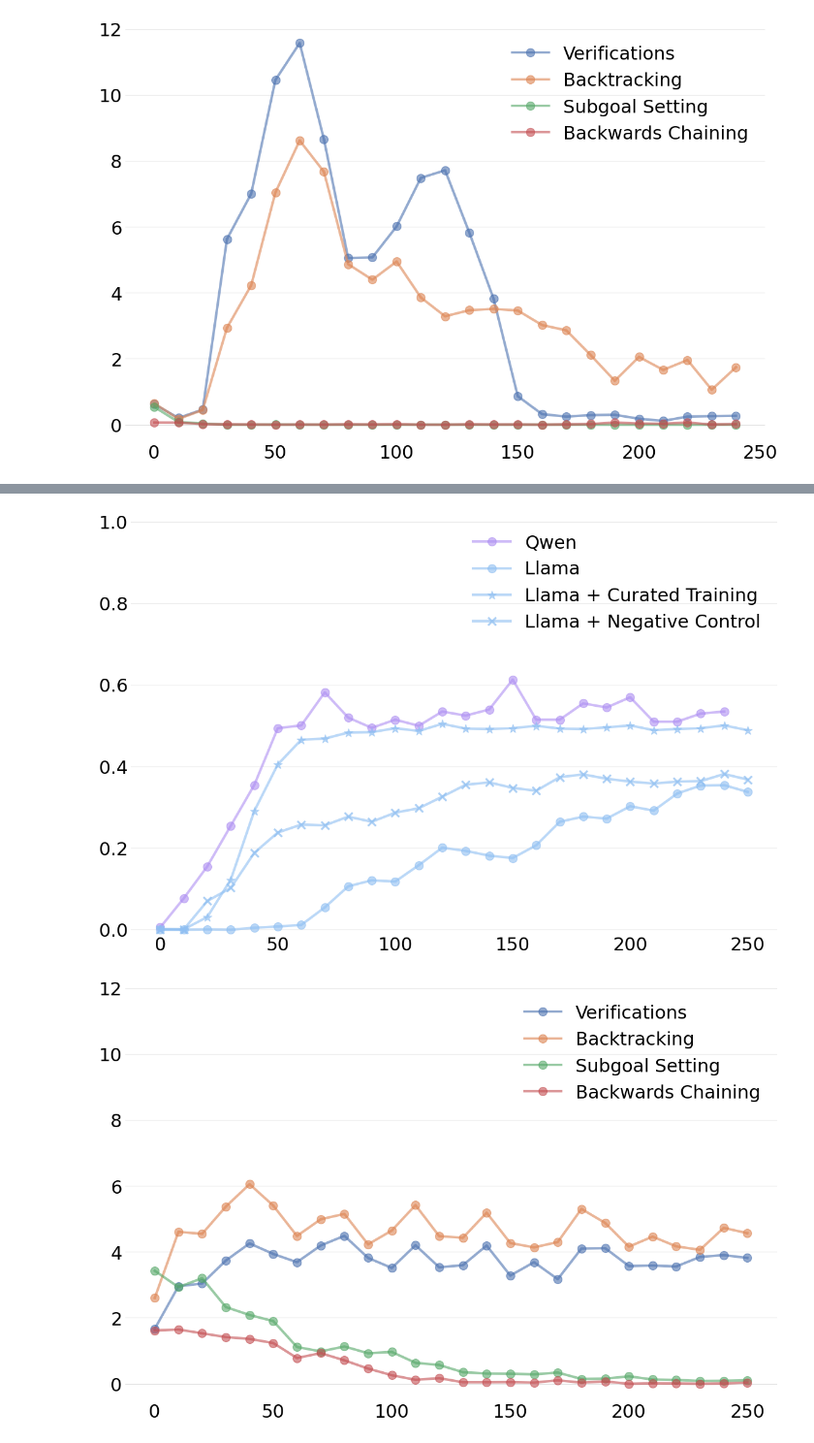
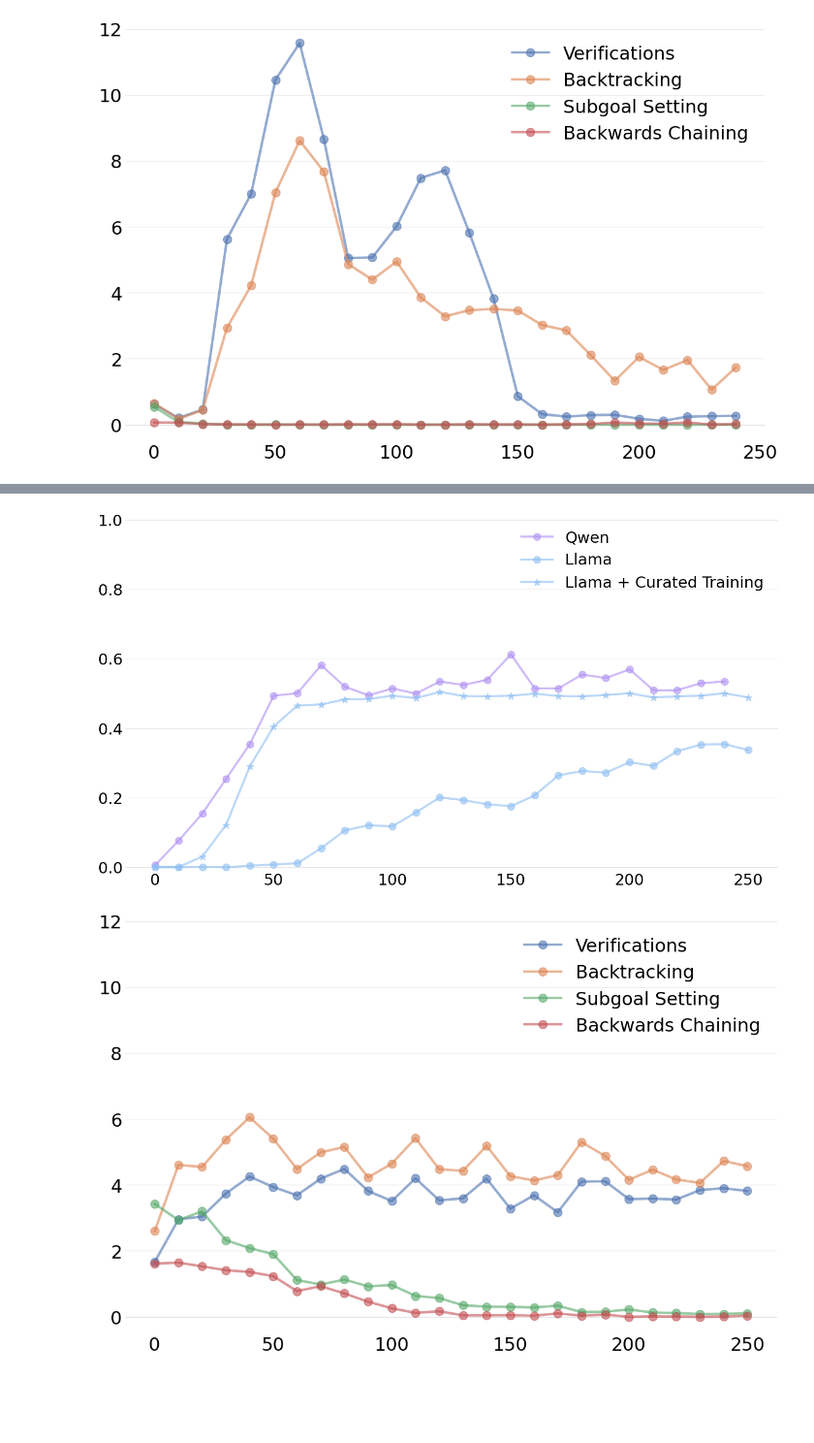
Before and after one commit to kanishkg/TinyZero, a Jupyter notebook: plots/plot_front.ipynb, the cells around one changed output, grey strips where cells are left out. Shown: that part at 97% size. Saved outputs shown, nothing was run; the diff lists cells and outputs as text; code cells hidden in the pictures; blank space fills up the shorter version.

```diff
--- a/plots/plot_front.ipynb
+++ b/plots/plot_front.ipynb
@@ -186,32 +186,32 @@ plt.savefig("avg_strategies_llama_base.png", dpi=300)
 # %%
 # plot accuracy for qwen and llama
 phenomena = ['accuracy']
-fig, ax = plt.subplots(figsize=(12, 8))
+fig, ax = plt.subplots(figsize=(14, 8))
 # Remove the left spine and y-axis gridlines
 ax.spines["left"].set_visible(False)
 ax.spines["right"].set_visible(False)
 ax.spines["top"].set_visible(False)
 ax.spines["bottom"].set_visible(False)
 ax.yaxis.grid(False)
 ax.tick_params(axis='y', which='both', length=0)
 ax.tick_params(axis='x', which='both', length=0)
 ax.set_ylim(-0.01, 1.01)
 plt.grid(axis='y', color='gray', alpha=0.2, linestyle='-')
 
 ax.plot(df_qwen_base["step"], df_qwen_base["accuracy"], marker=qwen_marker, markersize=10, color=qwen_color, alpha=0.6, linewidth=3)
 ax.plot(df_llama_base["step"], df_llama_base["accuracy"], marker=qwen_marker, markersize=10, color=llama_color, alpha=0.6, linewidth=3)
 ax.plot(df_llama_owmqa["step"], df_llama_owmqa["accuracy"], marker=llama_marker, markersize=10, color=llama_color, alpha=0.6, linewidth=3)
-ax.plot(df_llama_owmqa_none["step"], df_llama_owmqa_none["accuracy"], marker=markers[-1], markersize=10, color=llama_color, alpha=0.6, linewidth=3)
+# ax.plot(df_llama_owmqa_none["step"], df_llama_owmqa_none["accuracy"], marker=markers[-1], markersize=10, color=llama_color, alpha=0.6, linewidth=3)
 
 # add legend on the right next to the plot, in a horizontal line
-ax.legend(["Qwen", "Llama", "Llama + Curated Training", "Llama + Negative Control"], loc='upper right',frameon=False)
+ax.legend(["Qwen", "Llama", "Llama + Curated Training"], loc='upper right',frameon=False)
 
 plt.tight_layout()
 # save the plot
 plt.savefig("accuracy_qwen_llama_owmqa.png", dpi=300)
 plt.show()
 # %% [output]
-[figure, old version]
+[figure, new version]
 # %%
 phenomena = ['avg_verifications', 'avg_backtracking', 'avg_subgoals', 'avg_backwards']
 phenomena_to_label = {'avg_verifications': 'Verifications', 'avg_backtracking': 'Backtracking', 'avg_subgoals': 'Subgoal Setting', 'avg_backwards': 'Backwards Chaining'}
```
Also changed, not shown: parts of 2 cells of this notebook, 4 other files.
